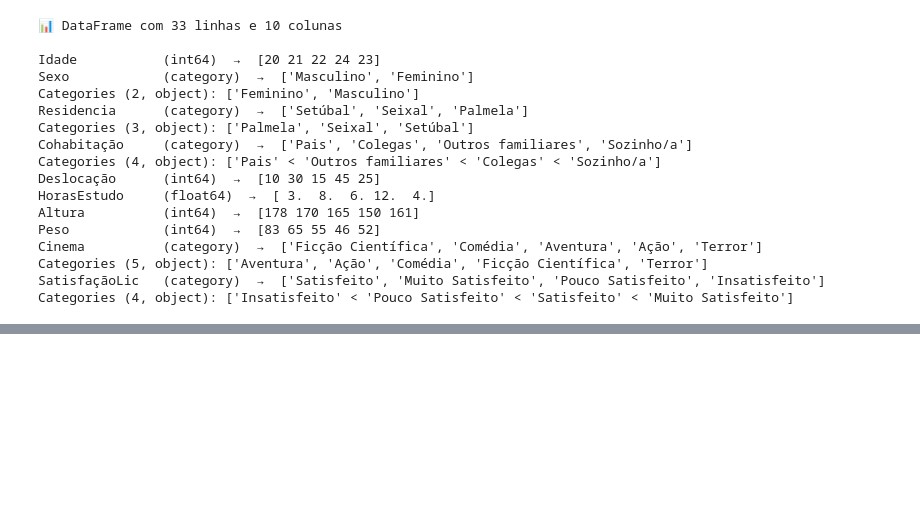
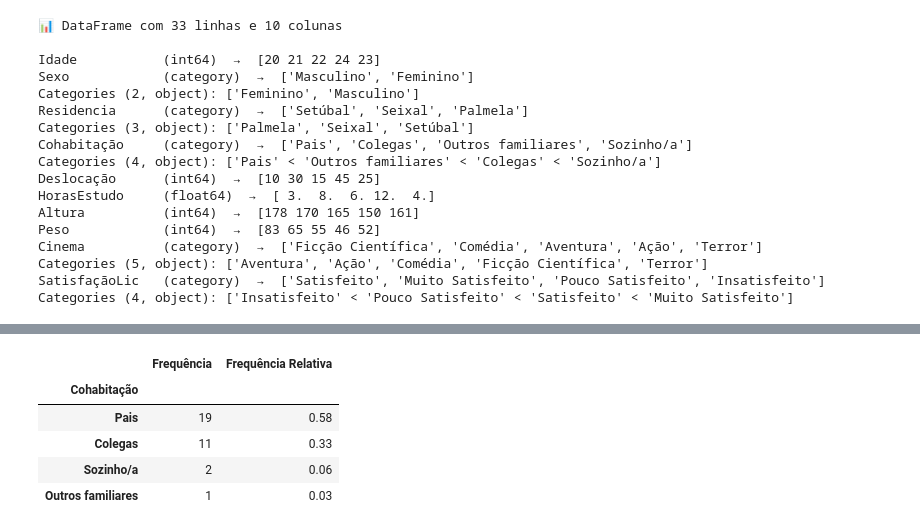
Before and after one commit to RuiRodrigues-lab/DataScienceFE, a Jupyter notebook: CP2.ipynb, the cells around one changed output, grey strips where cells are left out. Drawn from its saved outputs; the diff is of its cells as text; code cells hidden in the pictures; blank space fills up the shorter version.

```diff
--- a/CP2.ipynb
+++ b/CP2.ipynb
@@ -117,0 +173,9 @@ Categories (4, object): ['Insatisfeito' < 'Pouco Satisfeito' < 'Satisfeito' < 'M
+# %%
+tabelaCohabitação
+# %% [output]
+|  | Frequência | Frequência Relativa |
+| Cohabitação |  |  |
+| Pais | 19 | 0.58 |
+| Colegas | 11 | 0.33 |
+| Sozinho/a | 2 | 0.06 |
+| Outros familiares | 1 | 0.03 |
```
Also changed, not shown: parts of 5 cells of this notebook.
